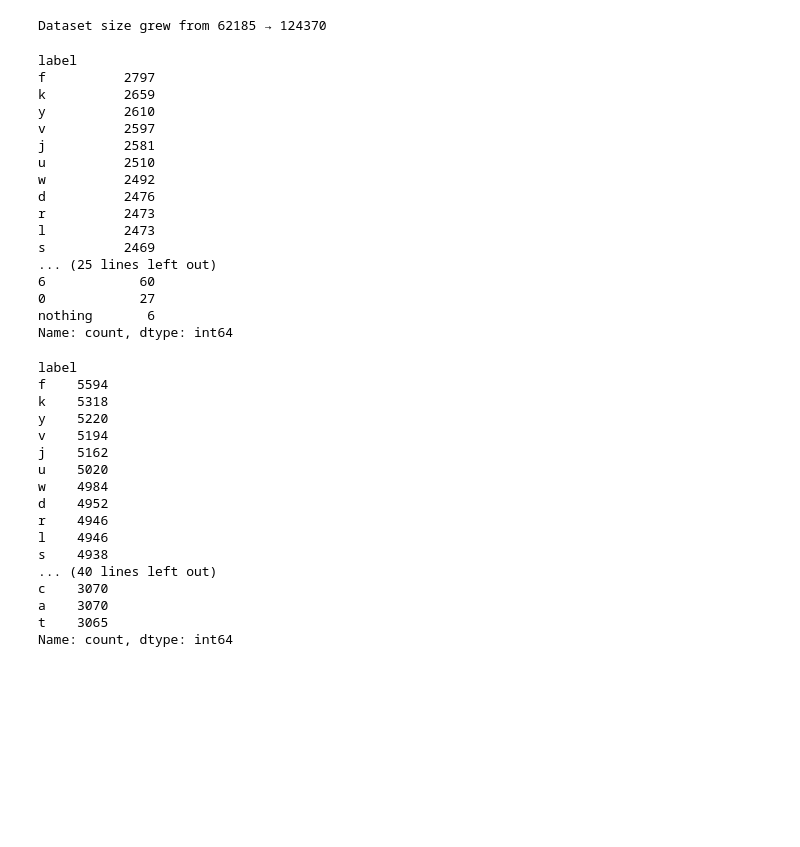
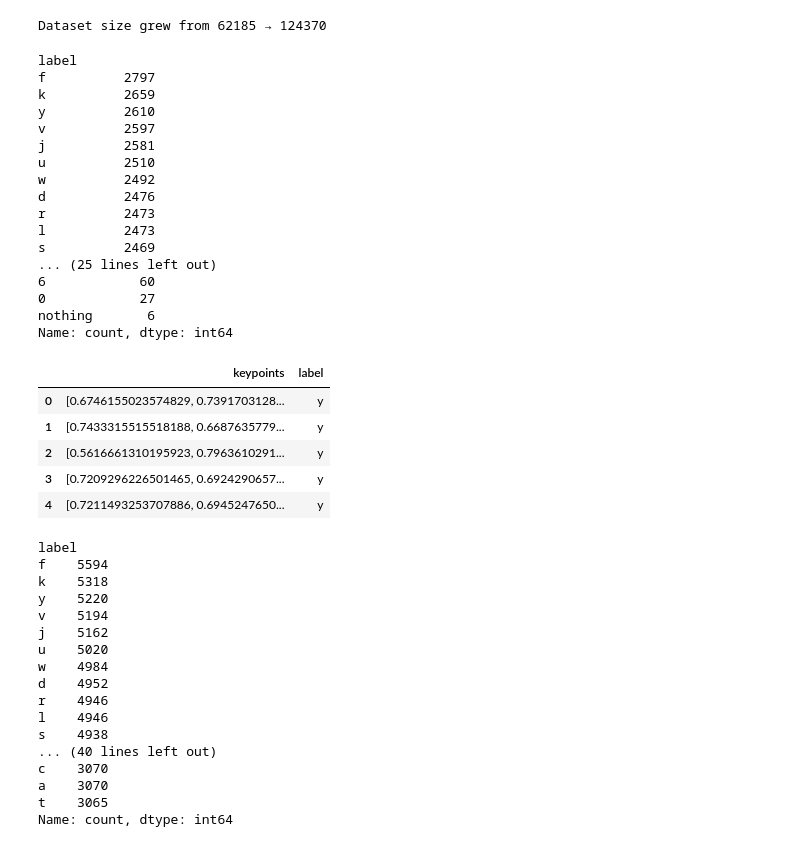
Before and after one commit to ANS1514/Projects_in_AI-ML, a Jupyter notebook: ASL_Detection_Real_Time.ipynb, the cells around one changed output. Saved outputs shown, nothing was run; the diff lists cells and outputs as text; code cells hidden in the pictures; blank space fills up the shorter version.

```diff
--- a/ASL_Detection_Real_Time.ipynb
+++ b/ASL_Detection_Real_Time.ipynb
@@ -185,25 +186,32 @@ Dataset size grew from 62185 → 124370
 # %%
 # Check the label sizes to detect and class imbalances
 print(augmented_df['label'].value_counts())
 df = augmented_df.copy()
+df.head()
 # %% [output]
 label
 f          2797
 k          2659
 y          2610
 v          2597
 j          2581
 u          2510
 w          2492
 d          2476
 r          2473
 l          2473
 s          2469
 ... (25 lines left out)
 6            60
 0            27
 nothing       6
 Name: count, dtype: int64
+|  | keypoints | label |
+| 0 | [0.6746155023574829, 0.7391703128... | y |
+| 1 | [0.7433315515518188, 0.6687635779... | y |
+| 2 | [0.5616661310195923, 0.7963610291... | y |
+| 3 | [0.7209296226501465, 0.6924290657... | y |
+| 4 | [0.7211493253707886, 0.6945247650... | y |
 # %%
 # keep only labels that are a single character a–z for both the image dataset and keypoint dataset
 df_augmented = df_augmented[df_augmented['label'].str.match(r'^[a-z]$')]
```
Also changed, not shown: parts of 6 cells of this notebook.
